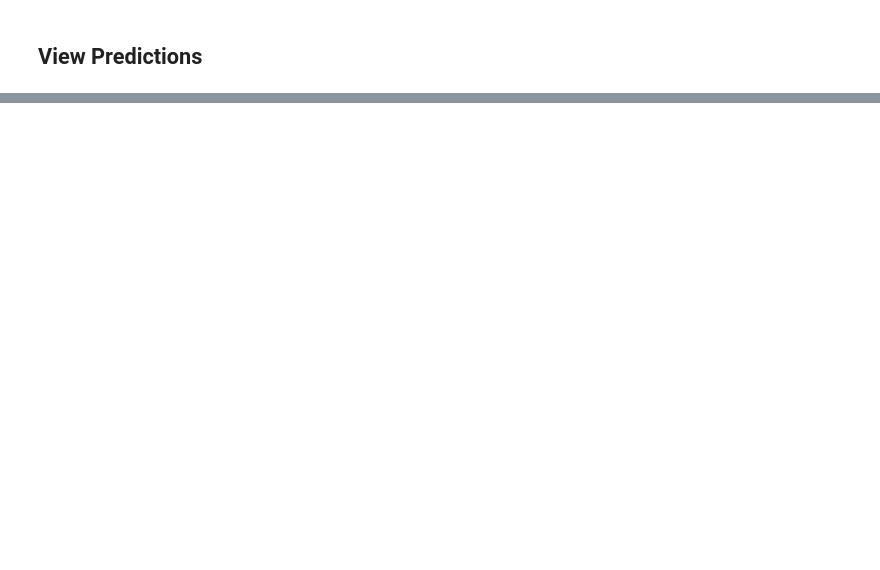
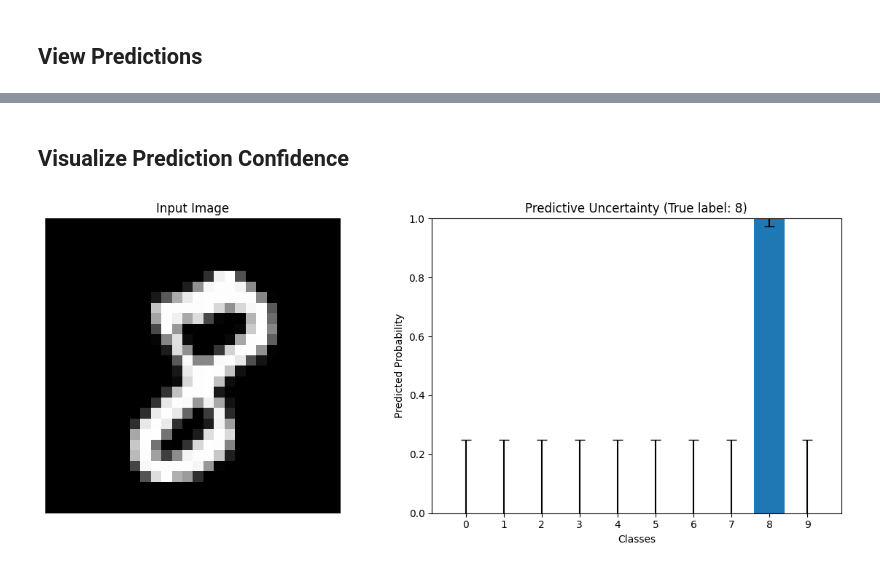
Before and after one commit to kelsey822/maybe-neural-network, a Jupyter notebook: notebooks/torch_mnist_bnn.ipynb, the cells around one changed output, grey strips where cells are left out. Saved outputs shown, nothing was run; the diff lists cells and outputs as text; code cells hidden in the pictures; blank space fills up the shorter version.

```diff
--- a/notebooks/torch_mnist_bnn.ipynb
+++ b/notebooks/torch_mnist_bnn.ipynb
@@ -281 +343,16 @@ Entropy:   0.0684
 [figure]
+# %% [markdown]
+## Visualize Prediction Confidence
+# %%
+import torch
+
+def predict_with_uncertainty(model, x, n_iter=100):
+    model.train()
+    preds = []
+    for _ in range(n_iter):
+        pred = model(x)
+        preds.append(pred.unsqueeze(0))
+    preds = torch.cat(preds, dim=0)
+    mean_prediction = preds.mean(dim=0)
+    std_prediction = preds.std(dim=0)
+    return mean_prediction, std_prediction
@@ -281,0 +392,23 @@ Entropy:   0.0684
+# %%
+import torch
+from torchvision import datasets, transforms
+from torch.utils.data import DataLoader
+
+transform = transforms.ToTensor()
+test_dataset = datasets.MNIST(root='./data', train=False, download=True, transform=transform)
+test_loader = DataLoader(test_dataset, batch_size=1, shuffle=True)
+
+sample, label = next(iter(test_loader))
+
+sample_flat = sample.view(sample.size(0), -1)
+
+mean_pred, std_pred = predict_with_uncertainty(model, sample_flat, n_iter=100)
+
+visualize_prediction_uncertainty(
+    image=sample[0],
+    mean_pred=mean_pred[0],
+    std_pred=std_pred[0],
+    true_label=label.item()
+)
+# %% [output]
+[figure, added]
```
Also changed, not shown: parts of 15 cells of this notebook.
